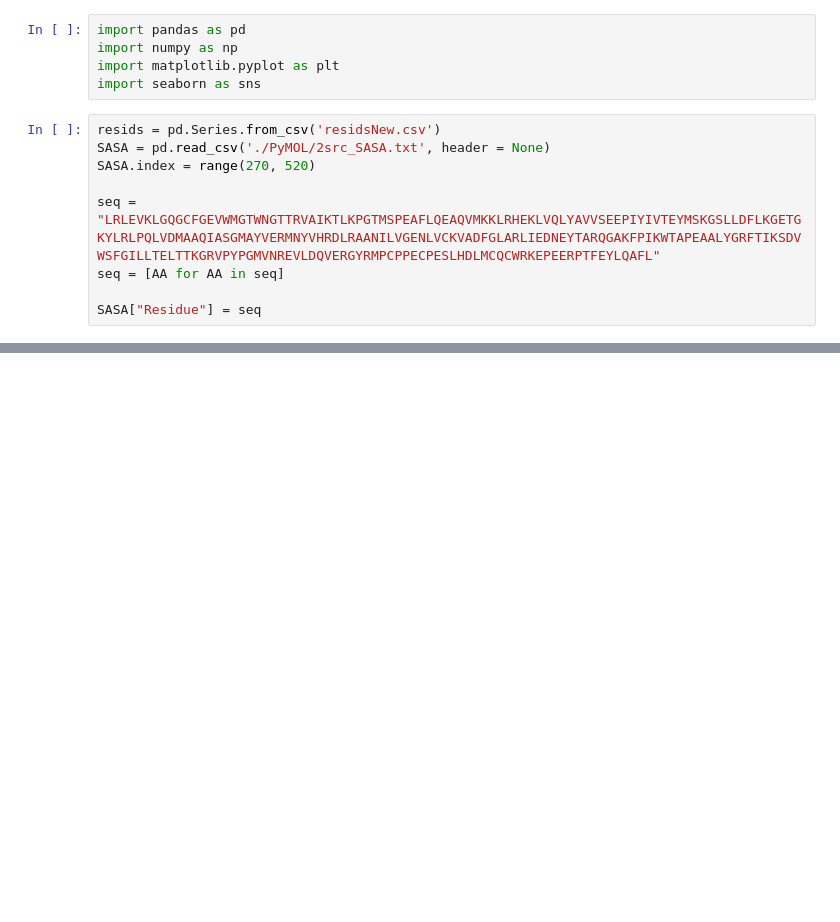
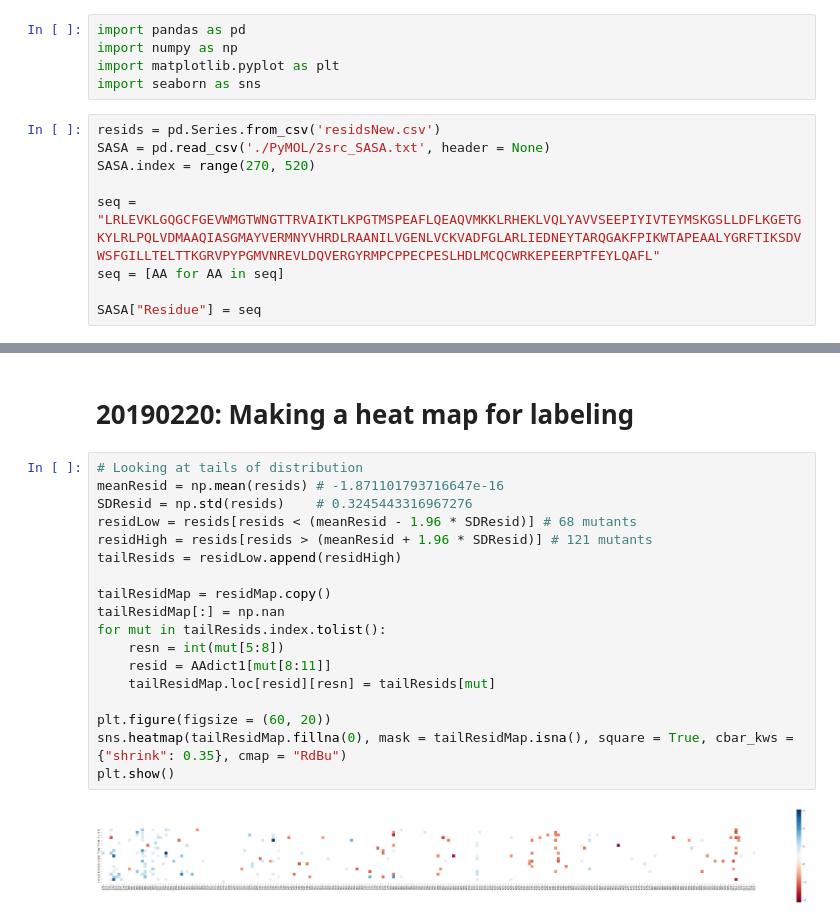
Before and after one commit to nguyenvanessa/src, a Jupyter notebook: Src_20190214.ipynb, the cells around one changed output, grey strips where cells are left out. Drawn from its saved outputs; the diff is of its cells as text; blank space fills up the shorter version.

```diff
--- a/Src_20190214.ipynb
+++ b/Src_20190214.ipynb
@@ -44,0 +135,22 @@ len(SASA)
+# %% [markdown]
+# 20190220: Making a heat map for labeling
+# %%
+# Looking at tails of distribution
+meanResid = np.mean(resids) # -1.871101793716647e-16
+SDResid = np.std(resids)    # 0.3245443316967276
+residLow = resids[resids < (meanResid - 1.96 * SDResid)] # 68 mutants
+residHigh = resids[resids > (meanResid + 1.96 * SDResid)] # 121 mutants
+tailResids = residLow.append(residHigh)
+
+tailResidMap = residMap.copy()
+tailResidMap[:] = np.nan
+for mut in tailResids.index.tolist():
+    resn = int(mut[5:8])
+    resid = AAdict1[mut[8:11]]
+    tailResidMap.loc[resid][resn] = tailResids[mut]
+
+plt.figure(figsize = (60, 20))
+sns.heatmap(tailResidMap.fillna(0), mask = tailResidMap.isna(), square = True, cbar_kws = {"shrink": 0.35}, cmap = "RdBu")
+plt.show()
+# %% [output]
+[figure, added]
```
Also changed, not shown: parts of 16 cells of this notebook, 1 other file.
